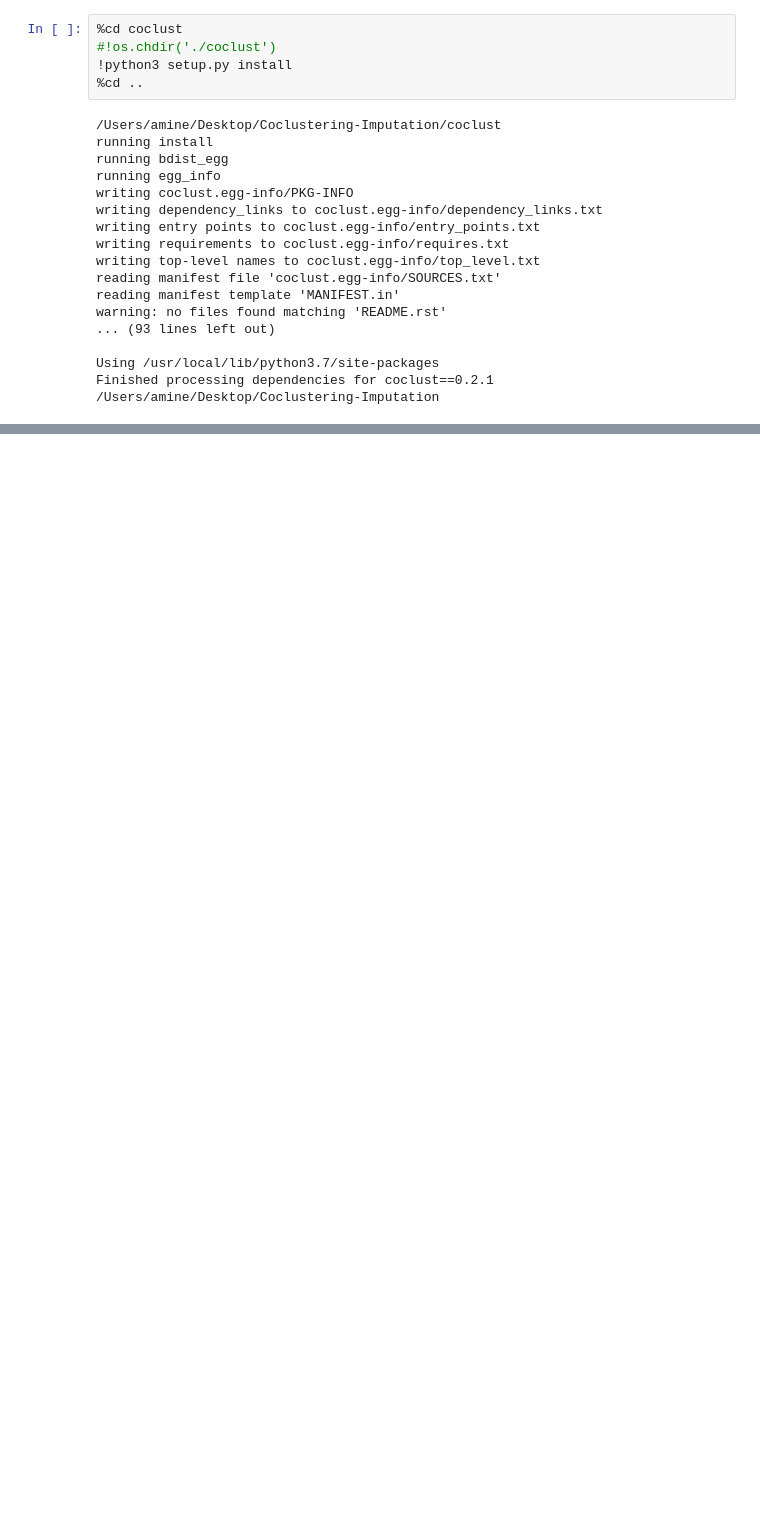
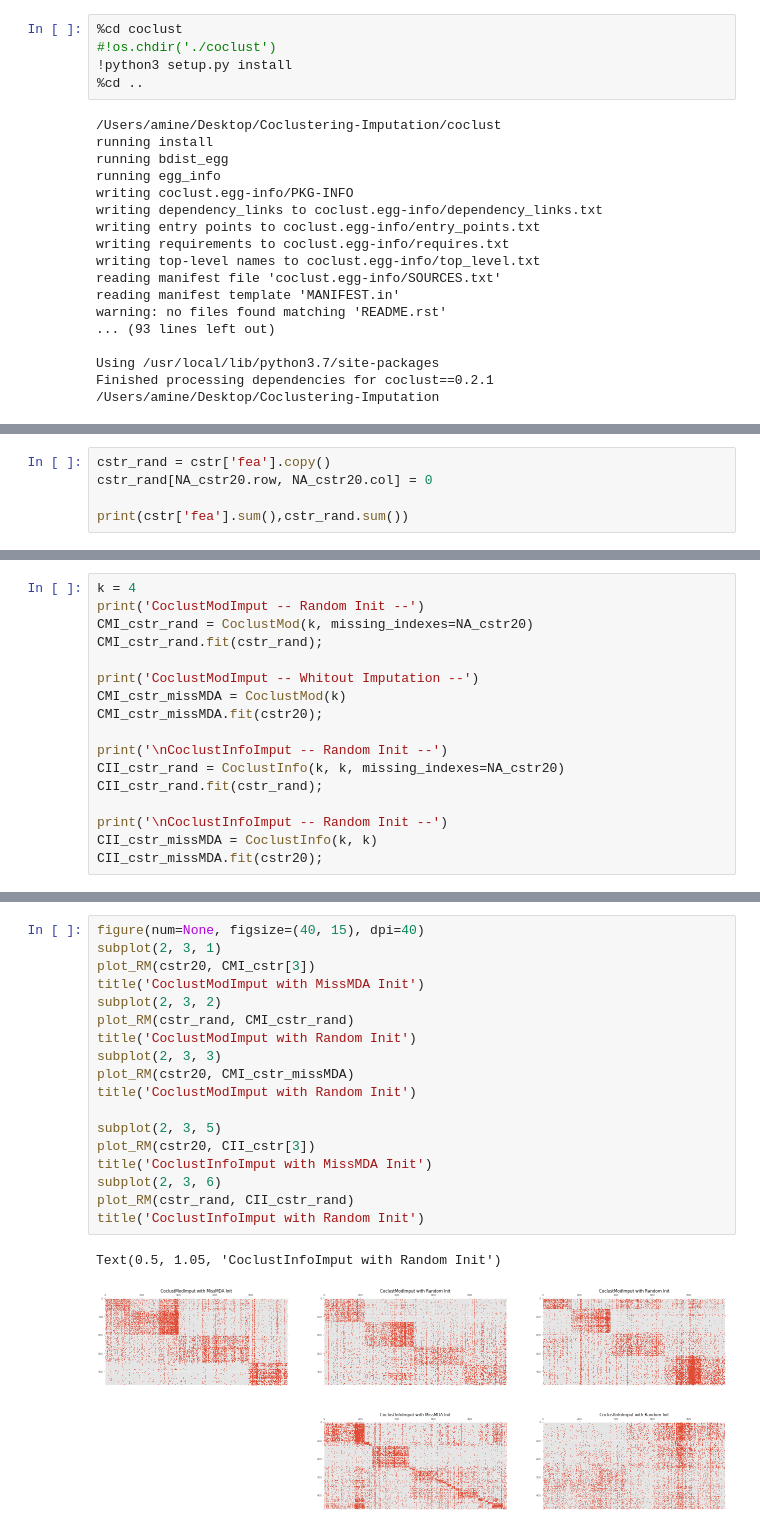
Before and after one commit to AmineFrj/Coclustering-Imputation, a Jupyter notebook: Project.ipynb, the cells around one changed output, grey strips where cells are left out. Saved outputs shown, nothing was run; the diff lists cells and outputs as text; blank space fills up the shorter version.

```diff
--- a/Project.ipynb
+++ b/Project.ipynb
@@ -272,0 +355,5 @@ Finished processing dependencies for coclust==0.2.1
+# %%
+cstr_rand = cstr['fea'].copy()
+cstr_rand[NA_cstr20.row, NA_cstr20.col] = 0
+
+print(cstr['fea'].sum(),cstr_rand.sum())
@@ -272,0 +362,17 @@ Finished processing dependencies for coclust==0.2.1
+# %%
+k = 4
+print('CoclustModImput -- Random Init --')
+CMI_cstr_rand = CoclustMod(k, missing_indexes=NA_cstr20)
+CMI_cstr_rand.fit(cstr_rand);
+
+print('CoclustModImput -- Whitout Imputation --')
+CMI_cstr_missMDA = CoclustMod(k)
+CMI_cstr_missMDA.fit(cstr20);
+
+print('\nCoclustInfoImput -- Random Init --')
+CII_cstr_rand = CoclustInfo(k, k, missing_indexes=NA_cstr20)
+CII_cstr_rand.fit(cstr_rand);
+
+print('\nCoclustInfoImput -- Random Init --')
+CII_cstr_missMDA = CoclustInfo(k, k)
+CII_cstr_missMDA.fit(cstr20);
@@ -272,0 +400,21 @@ Finished processing dependencies for coclust==0.2.1
+# %%
+figure(num=None, figsize=(40, 15), dpi=40)
+subplot(2, 3, 1)
+plot_RM(cstr20, CMI_cstr[3])
+title('CoclustModImput with MissMDA Init')
+subplot(2, 3, 2)
+plot_RM(cstr_rand, CMI_cstr_rand)
+title('CoclustModImput with Random Init')
+subplot(2, 3, 3)
+plot_RM(cstr20, CMI_cstr_missMDA)
+title('CoclustModImput with Random Init')
+
+subplot(2, 3, 5)
+plot_RM(cstr20, CII_cstr[3])
+title('CoclustInfoImput with MissMDA Init')
+subplot(2, 3, 6)
+plot_RM(cstr_rand, CII_cstr_rand)
+title('CoclustInfoImput with Random Init')
+# %% [output]
+Text(0.5, 1.05, 'CoclustInfoImput with Random Init')
+[figure, added]
```
Also changed, not shown: parts of 52 cells of this notebook, 43 other files.
